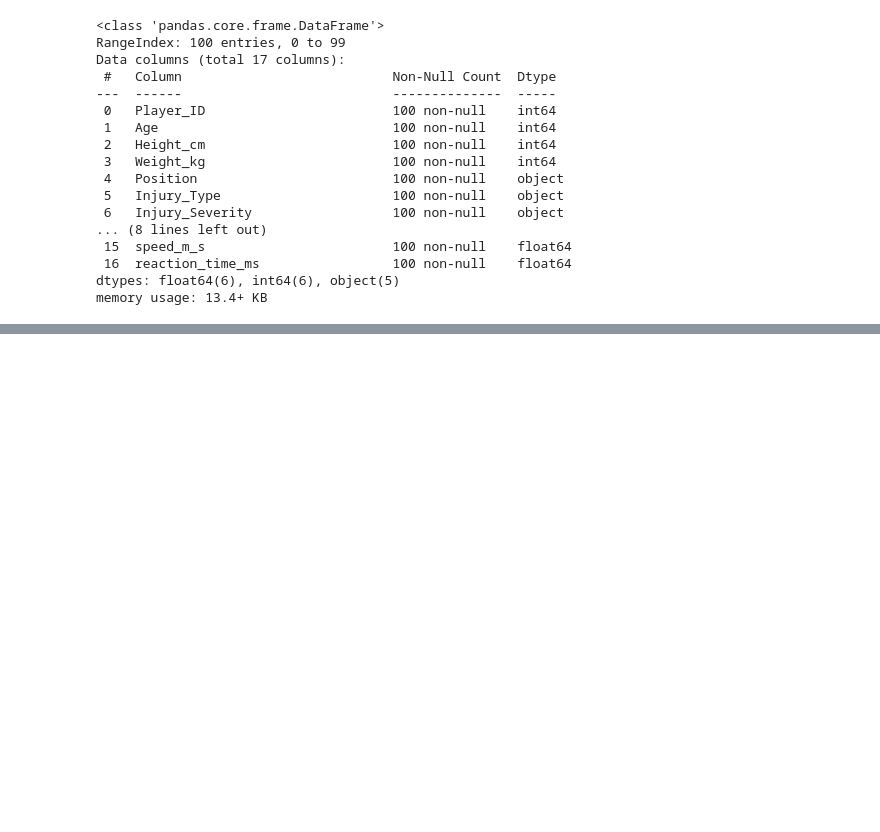
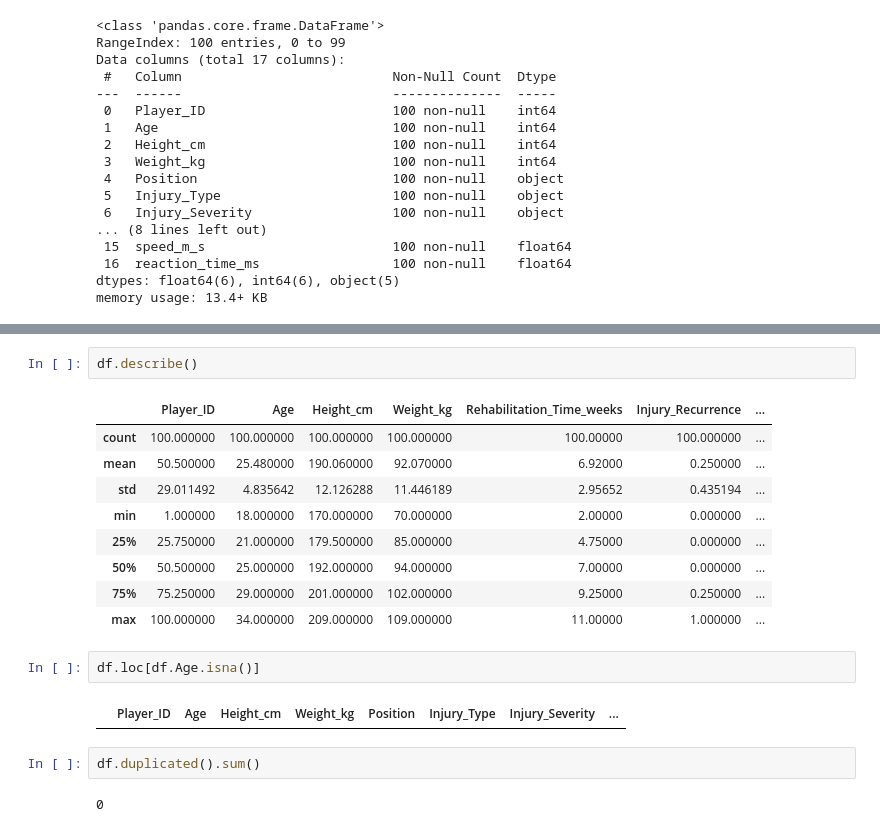
Before and after one commit to pydarl/ROM-Data-Analyser, a Jupyter notebook: notebooks/01_data_exploration.ipynb, the cells around one changed output, grey strips where cells are left out. Saved outputs shown, nothing was run; the diff lists cells and outputs as text; blank space fills up the shorter version.

```diff
--- a/notebooks/01_data_exploration.ipynb
+++ b/notebooks/01_data_exploration.ipynb
@@ -38,0 +185,20 @@ memory usage: 13.4+ KB
+# %%
+df.describe()
+# %% [output]
+|  | Player_ID | Age | Height_cm | Weight_kg | Rehabilitation_Time_weeks | Injury_Recurrence | ... |
+| count | 100.000000 | 100.000000 | 100.000000 | 100.000000 | 100.00000 | 100.000000 | ... |
+| mean | 50.500000 | 25.480000 | 190.060000 | 92.070000 | 6.92000 | 0.250000 | ... |
+| std | 29.011492 | 4.835642 | 12.126288 | 11.446189 | 2.95652 | 0.435194 | ... |
+| min | 1.000000 | 18.000000 | 170.000000 | 70.000000 | 2.00000 | 0.000000 | ... |
+| 25% | 25.750000 | 21.000000 | 179.500000 | 85.000000 | 4.75000 | 0.000000 | ... |
+| 50% | 50.500000 | 25.000000 | 192.000000 | 94.000000 | 7.00000 | 0.000000 | ... |
+| 75% | 75.250000 | 29.000000 | 201.000000 | 102.000000 | 9.25000 | 0.250000 | ... |
+| max | 100.000000 | 34.000000 | 209.000000 | 109.000000 | 11.00000 | 1.000000 | ... |
+# %%
+df.loc[df.Age.isna()]
+# %% [output]
+|  | Player_ID | Age | Height_cm | Weight_kg | Position | Injury_Type | Injury_Severity | ... |
+# %%
+df.duplicated().sum()
+# %% [output]
+0
```
Also changed, not shown: parts of 14 cells of this notebook.
